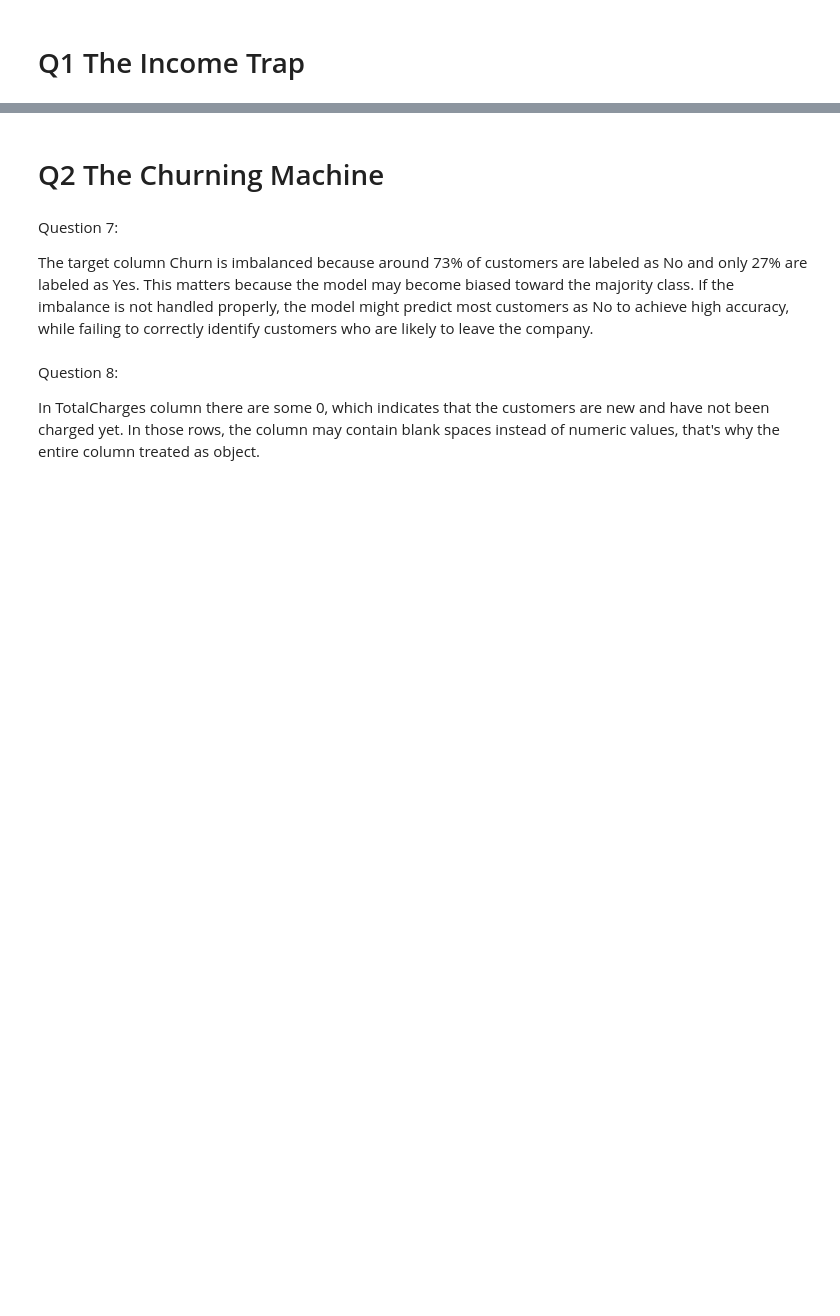
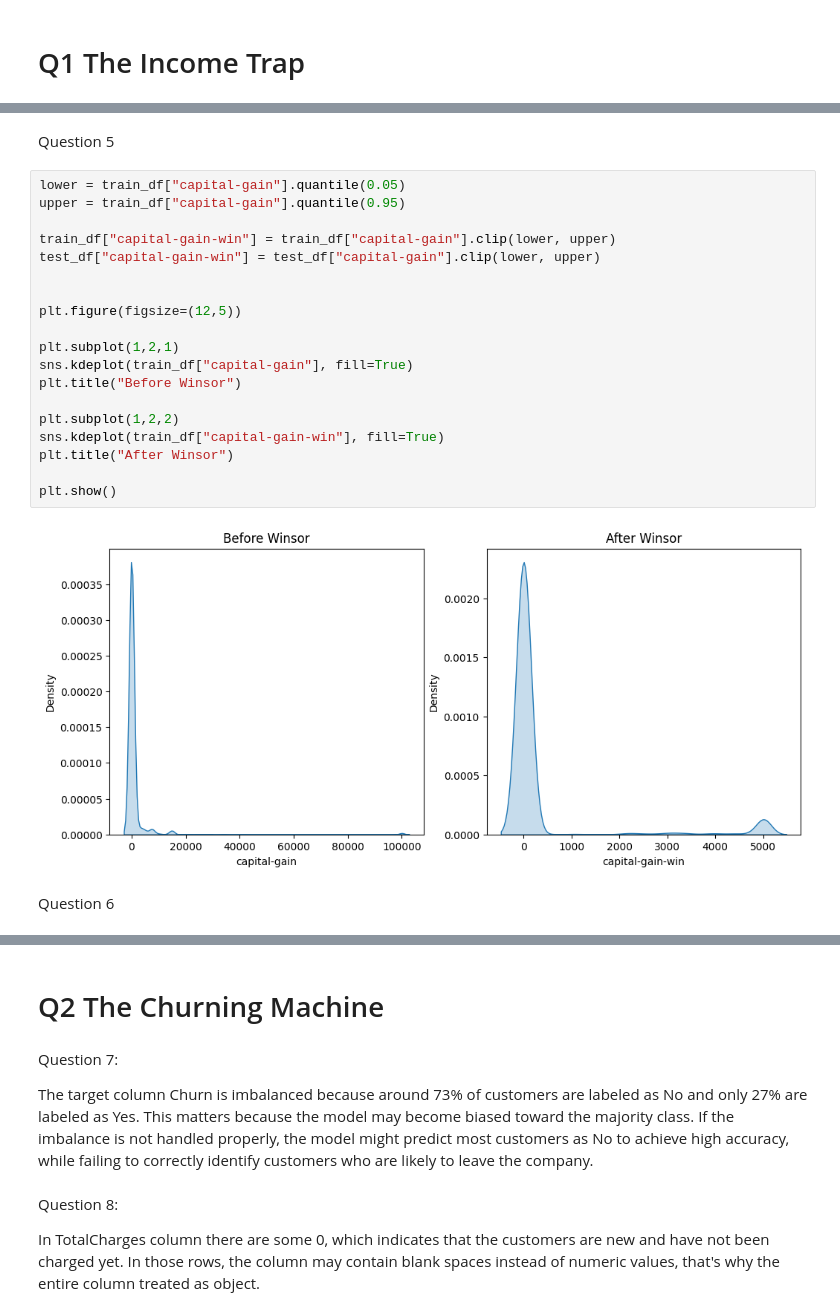
Before and after one commit to Md-Shaon-Khan/Phitron-AL-ML-Learning, a Jupyter notebook: Main Courses/Machine Learning/Self Practice/advanced_eid_practice_problem.ipynb, the cells around one changed output, grey strips where cells are left out. Saved outputs shown, nothing was run; the diff lists cells and outputs as text; blank space fills up the shorter version.

```diff
--- a/Main Courses/Machine Learning/Self Practice/advanced_eid_practice_problem.ipynb
+++ b/Main Courses/Machine Learning/Self Practice/advanced_eid_practice_problem.ipynb
@@ -2,0 +73,25 @@
+# %% [markdown]
+Question 5
+# %%
+lower = train_df["capital-gain"].quantile(0.05)
+upper = train_df["capital-gain"].quantile(0.95)
+
+train_df["capital-gain-win"] = train_df["capital-gain"].clip(lower, upper)
+test_df["capital-gain-win"] = test_df["capital-gain"].clip(lower, upper)
+
+
+plt.figure(figsize=(12,5))
+
+plt.subplot(1,2,1)
+sns.kdeplot(train_df["capital-gain"], fill=True)
+plt.title("Before Winsor")
+
+plt.subplot(1,2,2)
+sns.kdeplot(train_df["capital-gain-win"], fill=True)
+plt.title("After Winsor")
+
+plt.show()
+# %% [output]
+[figure, added]
+# %% [markdown]
+Question 6
```
Also changed, not shown: parts of 31 cells of this notebook.
